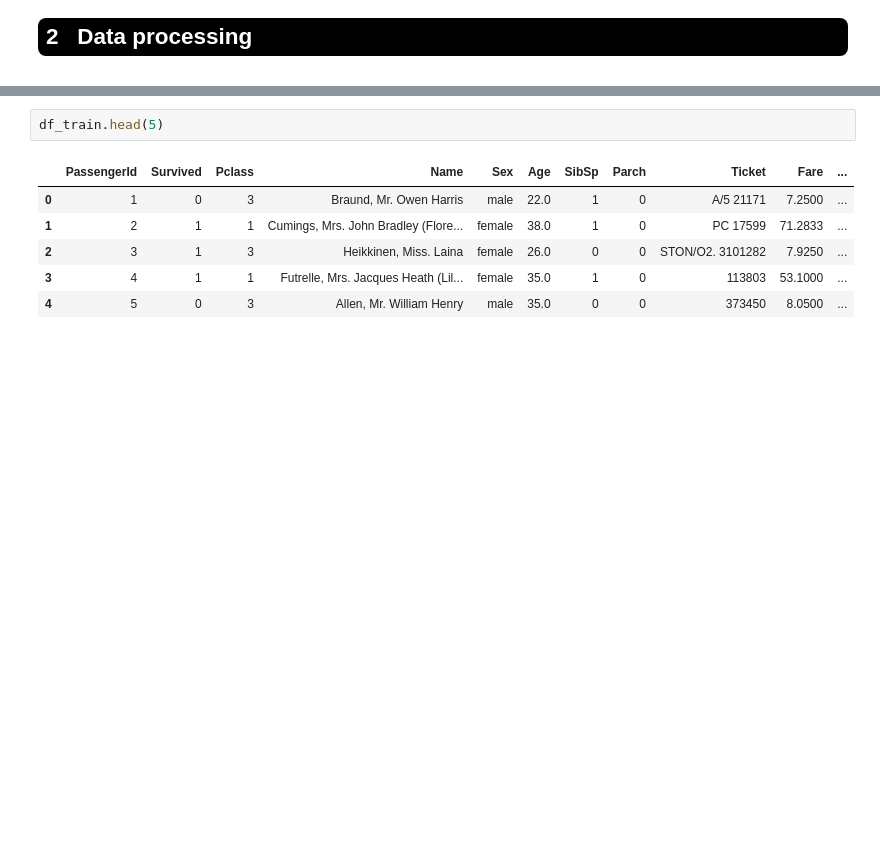
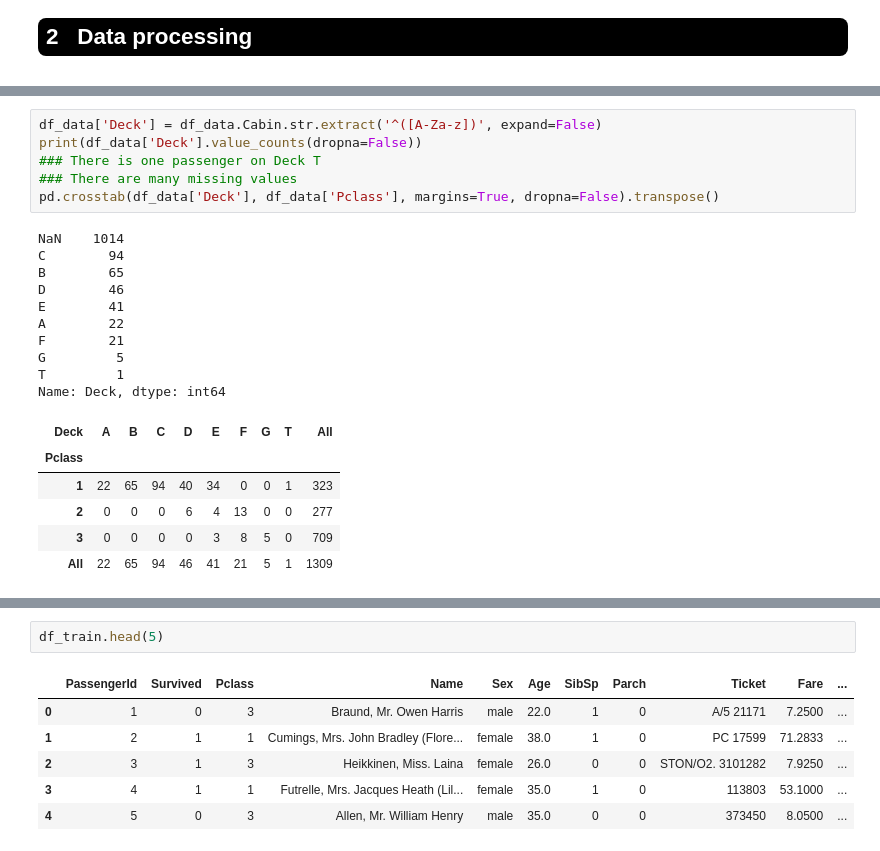
Before and after one commit to ywjin0707/KaggleNotebooks, a Jupyter notebook: titanic-survival-classification.ipynb, the cells around one changed output, grey strips where cells are left out. Drawn from its saved outputs; the diff is of its cells as text; blank space fills up the shorter version.

```diff
--- a/titanic-survival-classification.ipynb
+++ b/titanic-survival-classification.ipynb
@@ -199,0 +299,23 @@ categoricalPlots(df_train, y='Survived')
+# %%
+df_data['Deck'] = df_data.Cabin.str.extract('^([A-Za-z])', expand=False)
+print(df_data['Deck'].value_counts(dropna=False))
+### There is one passenger on Deck T
+### There are many missing values
+pd.crosstab(df_data['Deck'], df_data['Pclass'], margins=True, dropna=False).transpose()
+# %% [output]
+NaN    1014
+C        94
+B        65
+D        46
+E        41
+A        22
+F        21
+G         5
+T         1
+Name: Deck, dtype: int64
+| Deck | A | B | C | D | E | F | G | T | All |
+| Pclass |  |  |  |  |  |  |  |  |  |
+| 1 | 22 | 65 | 94 | 40 | 34 | 0 | 0 | 1 | 323 |
+| 2 | 0 | 0 | 0 | 6 | 4 | 13 | 0 | 0 | 277 |
+| 3 | 0 | 0 | 0 | 0 | 3 | 8 | 5 | 0 | 709 |
+| All | 22 | 65 | 94 | 46 | 41 | 21 | 5 | 1 | 1309 |
```
Also changed, not shown: parts of 24 cells of this notebook.
